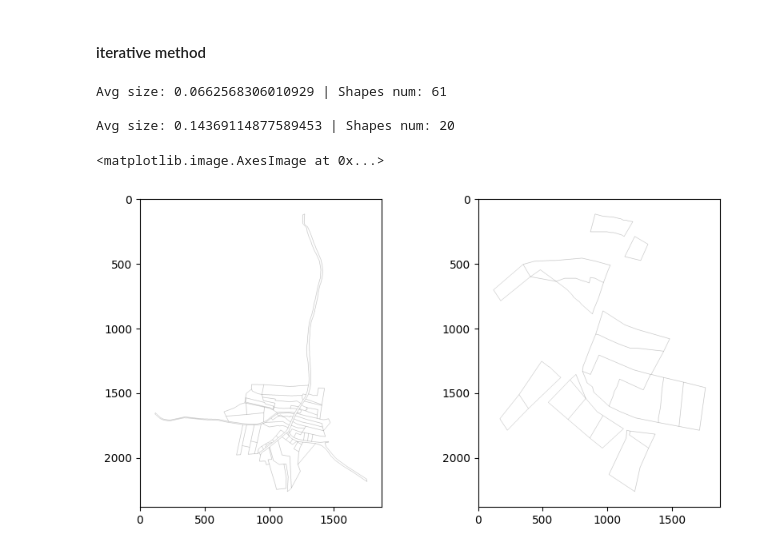
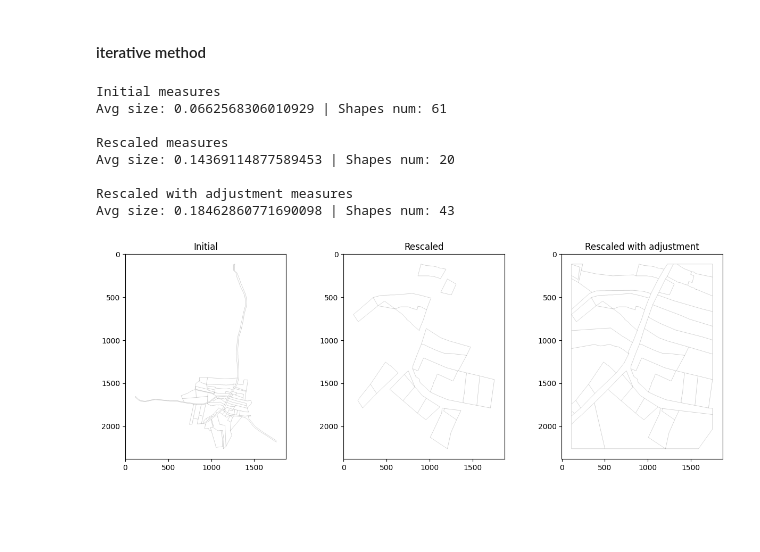
Before and after one commit to fzzyfoxx/resume, a Jupyter notebook: maps_vectorization/RPN_optimization.ipynb, the cells around one changed output. Cells and saved outputs as stored; diff of their text form; code cells hidden in the pictures; blank space fills up the shorter version.

Commit message:
Parcel adjustment in map generators

```diff
--- a/maps_vectorization/RPN_optimization.ipynb
+++ b/maps_vectorization/RPN_optimization.ipynb
@@ -482,4 +541,4 @@ def input_distribution_simulation(shapes, img_size, distr_func, distr_args, patt
 # %% [markdown]
 ### target BBox size distribution
 # %%
-ig = map_drawer_input_generator(client, input_generator_args, batch_size=128, test_mode=1)
+ig = map_drawer_input_generator(client, **input_generator_args, batch_size=128, test_mode=1, adjustment=True)
@@ -547,0 +616,7 @@ Parcels memory usage: 3.613 MB
+# %%
+# TEST NUMBER OF AVAILABLE PARCELS
+parcel_spaces = [len(next(ig)[0]['shapes']) for _ in range(512)]
+print(f'Average available parcels: {np.mean(parcel_spaces)}')
+ax = sns.histplot(parcel_spaces, binwidth=1, cumulative=False, stat='percent')
+for i in ax.containers:
+    ax.bar_label(i,fmt='%.1f', fontsize=7)
@@ -810,9 +889,13 @@ import shapely
 def crop_shape_by_window(shape, window_polygon):
     shape_polygon = shapely.Polygon(shape[:,0])
     if shapely.intersects(shape_polygon, window_polygon):
-        shape_polygon = shapely.intersection(shape_polygon, window_polygon)
         try:
-            return np.array([[x,y] for x,y in zip(*shape_polygon.exterior.xy)])[:,np.newaxis]
+            shape_polygon = shapely.intersection(shape_polygon, window_polygon)
+            coords = np.array([[x,y] for x,y in zip(*shape_polygon.exterior.xy)])[:,np.newaxis]
+            if len(coords)>2:
+                return coords
+            else:
+                return None
         except:
             return None
     else:
@@ -861,21 +944,36 @@ def cropping_shape_input(shapes, img_size, padding, target_mean_size, min_shapes
 # %%
 #shapes, img_size, padding = next(ig)[0].values()
 bbox_sizes = relative_input_bbox_sizes(shapes, img_size)
+print('Initial measures')
 print(f'Avg size: {np.mean(bbox_sizes)} | Shapes num: {len(bbox_sizes)}')
 
+print('\nRescaled measures')
 rescaled_shapes = cropping_shape_input(shapes, img_size, padding, target_mean_size, min_shapes_num=20, adjust_extending=False)
+bbox_sizes = relative_input_bbox_sizes(rescaled_shapes, img_size)
+print(f'Avg size: {np.mean(bbox_sizes)} | Shapes num: {len(bbox_sizes)}')
 
-bbox_sizes = relative_input_bbox_sizes(rescaled_shapes, img_size)
-print(f'\nAvg size: {np.mean(bbox_sizes)} | Shapes num: {len(bbox_sizes)}')
+print('\nRescaled with adjustment measures')
+rescaled_adjusted_shapes = cropping_shape_input(shapes, img_size, padding, target_mean_size, min_shapes_num=20, adjust_extending=True)
+bbox_sizes = relative_input_bbox_sizes(rescaled_adjusted_shapes, img_size)
+print(f'Avg size: {np.mean(bbox_sizes)} | Shapes num: {len(bbox_sizes)}')
 
 img = draw_background_parcels(shapes, img_size, fill=False)
 rescaled_img = draw_background_parcels(rescaled_shapes, img_size, fill=False)
-fig, ax = plt.subplots(1,2, figsize=(10,5))
+rescaled_adjusted_img = draw_background_parcels(rescaled_adjusted_shapes, img_size, fill=False)
+fig, ax = plt.subplots(1,3, figsize=(15,5))
 ax[0].imshow(img, cmap='gray')
 ax[1].imshow(rescaled_img, cmap='gray')
+ax[2].imshow(rescaled_adjusted_img, cmap='gray')
+
+for i, t in enumerate(['Initial', 'Rescaled', 'Rescaled with adjustment']):
+    ax[i].set_title(t)
 # %% [output]
+Initial measures
 Avg size: 0.0662568306010929 | Shapes num: 61
 
+Rescaled measures
 Avg size: 0.14369114877589453 | Shapes num: 20
+
+Rescaled with adjustment measures
+Avg size: 0.18462860771690098 | Shapes num: 43
-<matplotlib.image.AxesImage at 0x...>
-[figure, old version]
+[figure, new version]
```
Also changed, not shown: parts of 23 cells of this notebook, 4 other files.
